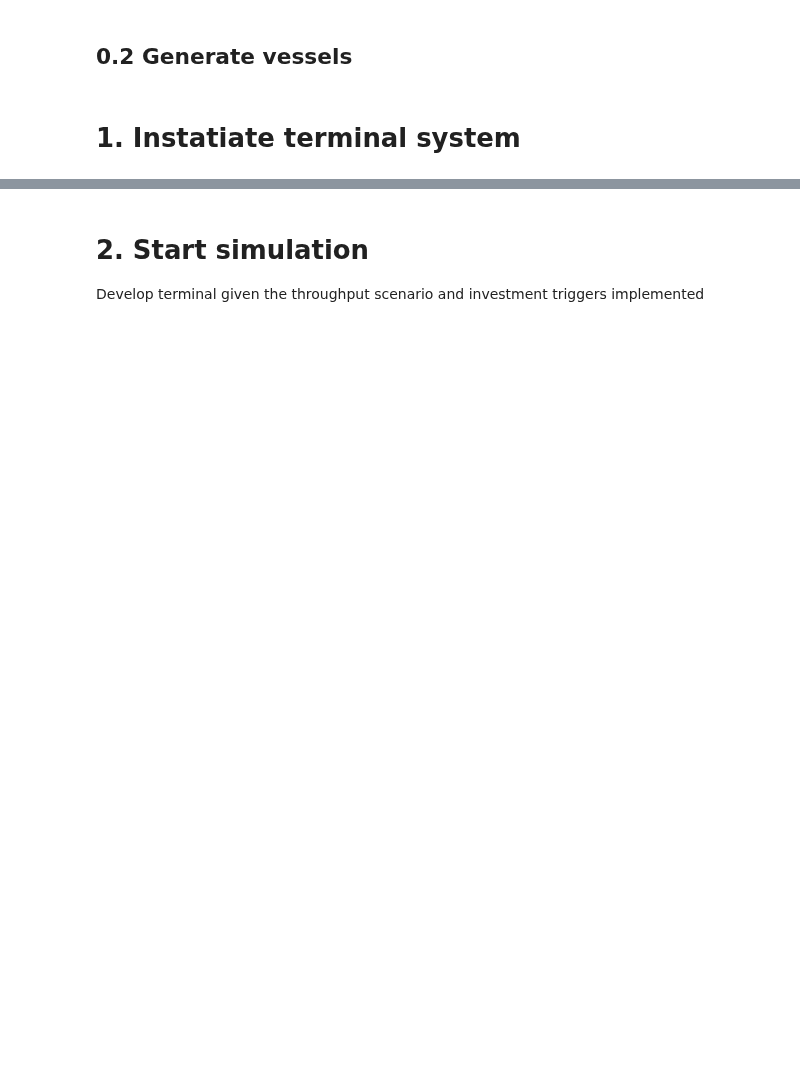
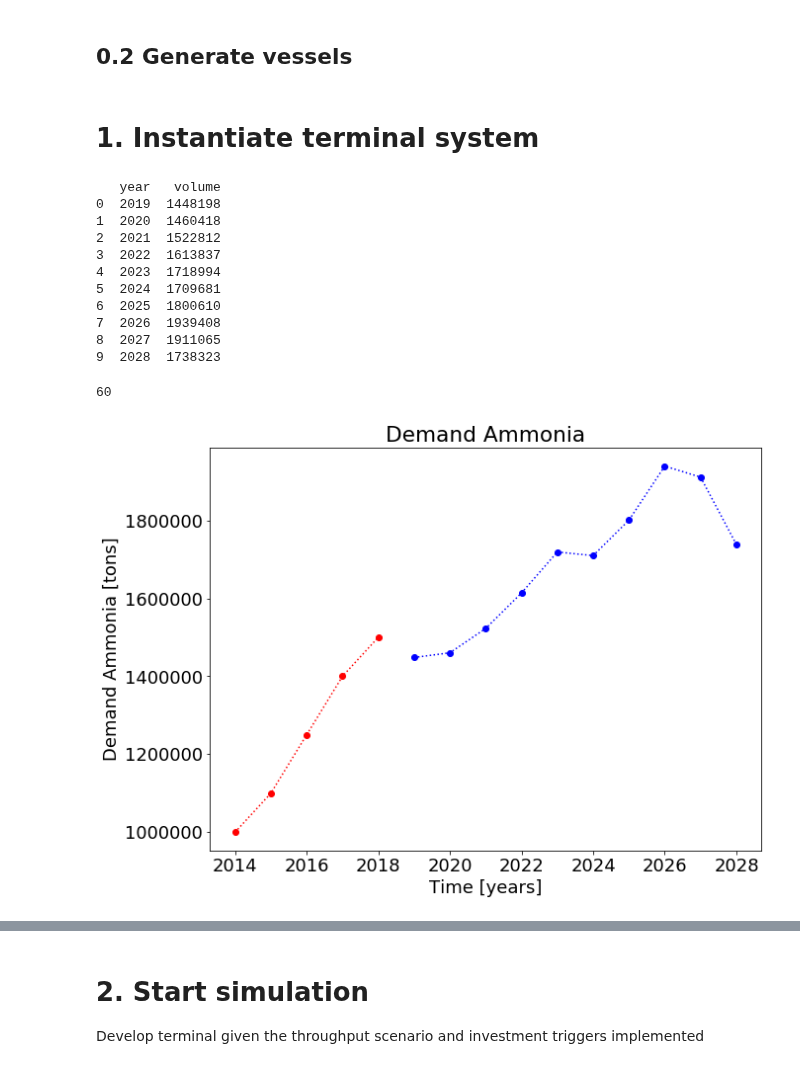
Before and after one commit to TUDelft-CITG/OpenTISim, a Jupyter notebook: notebooks/Example 02 - Hydrogen terminal example.ipynb, the cells around one changed output, grey strips where cells are left out. Saved outputs shown, nothing was run; the diff lists cells and outputs as text; code cells hidden in the pictures; blank space fills up the shorter version.

```diff
--- a/notebooks/Example 02 - Hydrogen terminal example.ipynb
+++ b/notebooks/Example 02 - Hydrogen terminal example.ipynb
@@ -92,10 +92,28 @@ VLCC = hydrogen_objects.Vessel(**hydrogen_defaults.vlcc_data)
 
 vessels = [Smallhydrogen, Largehydrogen, Smallammonia, Largeammonia, Handysize, Panamax, VLCC]
 # %% [markdown]
-# 1. Instatiate terminal system
+# 1. Instantiate terminal system
 # %%
 Terminal = hydrogen_system.System(startyear = startyear,
                          lifecycle = lifecycle,
                          elements = demand + vessels,
                          operational_hours = 5840,   # example Wijnand
                          debug=False)
+# %%
+print(Terminal.elements[0].scenario_data)
+Terminal.elements[0].plot_demand()
+Terminal.elements[0].largeammonia_perc
+# %% [output]
+   year   volume
+0  2019  1448198
+1  2020  1460418
+2  2021  1522812
+3  2022  1613837
+4  2023  1718994
+5  2024  1709681
+6  2025  1800610
+7  2026  1939408
+8  2027  1911065
+9  2028  1738323
+60
+[figure, added]
```
Also changed, not shown: parts of 8 cells of this notebook, 1 other file.
